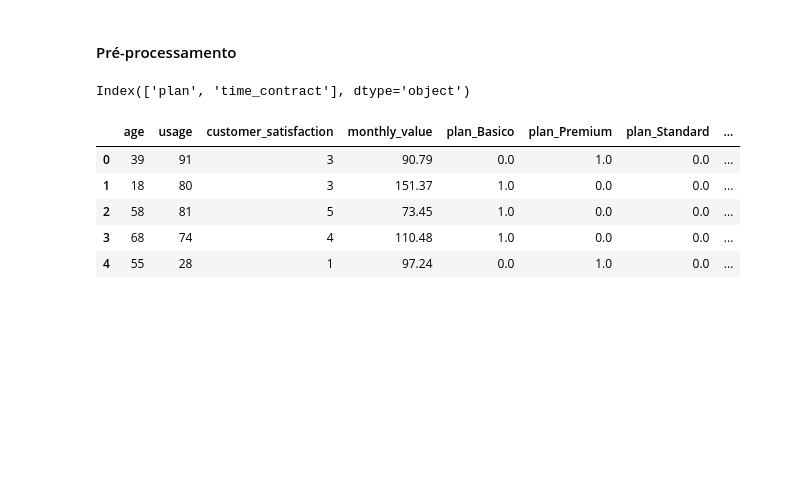
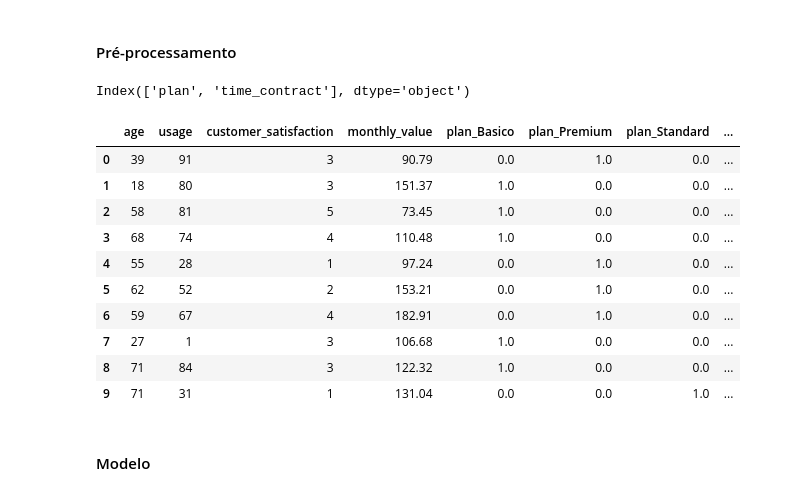
Before and after one commit to lmonferrari/fictional-computing-machine, a Jupyter notebook: analise_modelo.ipynb, the cells around one changed output. Drawn from its saved outputs; the diff is of its cells as text; code cells hidden in the pictures; blank space fills up the shorter version.

Commit message:
treinando modelos basicos

```diff
--- a/analise_modelo.ipynb
+++ b/analise_modelo.ipynb
@@ -134,14 +154,19 @@ X_test_preprocessed = X_test.drop(categorical, axis=1).reset_index(drop=True)
 X_train_processed = pd.concat([X_train_preprocessed, X_train_encoded], axis=1)
 X_test_processed = pd.concat([X_test_preprocessed, X_test_encoded], axis=1)
 # %%
-X_train_processed.head(5)
+X_train_processed.head(10)
 # %% [output]
 |  | age | usage | customer_satisfaction | monthly_value | plan_Basico | plan_Premium | plan_Standard | ... |
 | 0 | 39 | 91 | 3 | 90.79 | 0.0 | 1.0 | 0.0 | ... |
 | 1 | 18 | 80 | 3 | 151.37 | 1.0 | 0.0 | 0.0 | ... |
 | 2 | 58 | 81 | 5 | 73.45 | 1.0 | 0.0 | 0.0 | ... |
 | 3 | 68 | 74 | 4 | 110.48 | 1.0 | 0.0 | 0.0 | ... |
 | 4 | 55 | 28 | 1 | 97.24 | 0.0 | 1.0 | 0.0 | ... |
+| 5 | 62 | 52 | 2 | 153.21 | 0.0 | 1.0 | 0.0 | ... |
+| 6 | 59 | 67 | 4 | 182.91 | 0.0 | 1.0 | 0.0 | ... |
+| 7 | 27 | 1 | 3 | 106.68 | 1.0 | 0.0 | 0.0 | ... |
+| 8 | 71 | 84 | 3 | 122.32 | 1.0 | 0.0 | 0.0 | ... |
+| 9 | 71 | 31 | 1 | 131.04 | 0.0 | 0.0 | 1.0 | ... |
 # %%
 scaler = StandardScaler()
 
@@ -155,3 +187,5 @@ X_train_processed[numerics] = scaler.fit_transform(
 X_test_processed[numerics] = scaler.transform(
     scaler.transform(X_test_processed[numerics])
 )
+# %% [markdown]
+#### Modelo
```
Also changed, not shown: parts of 9 cells of this notebook.
